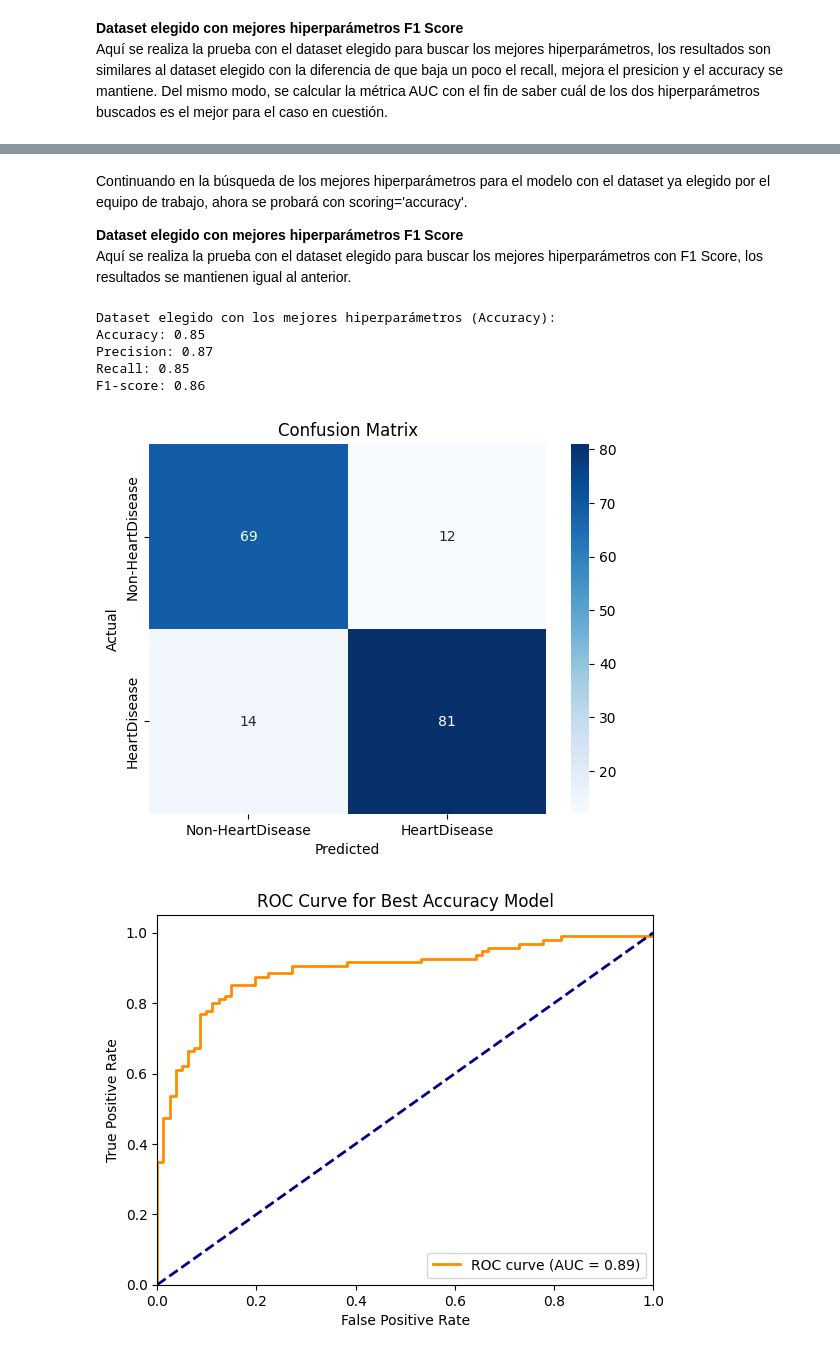
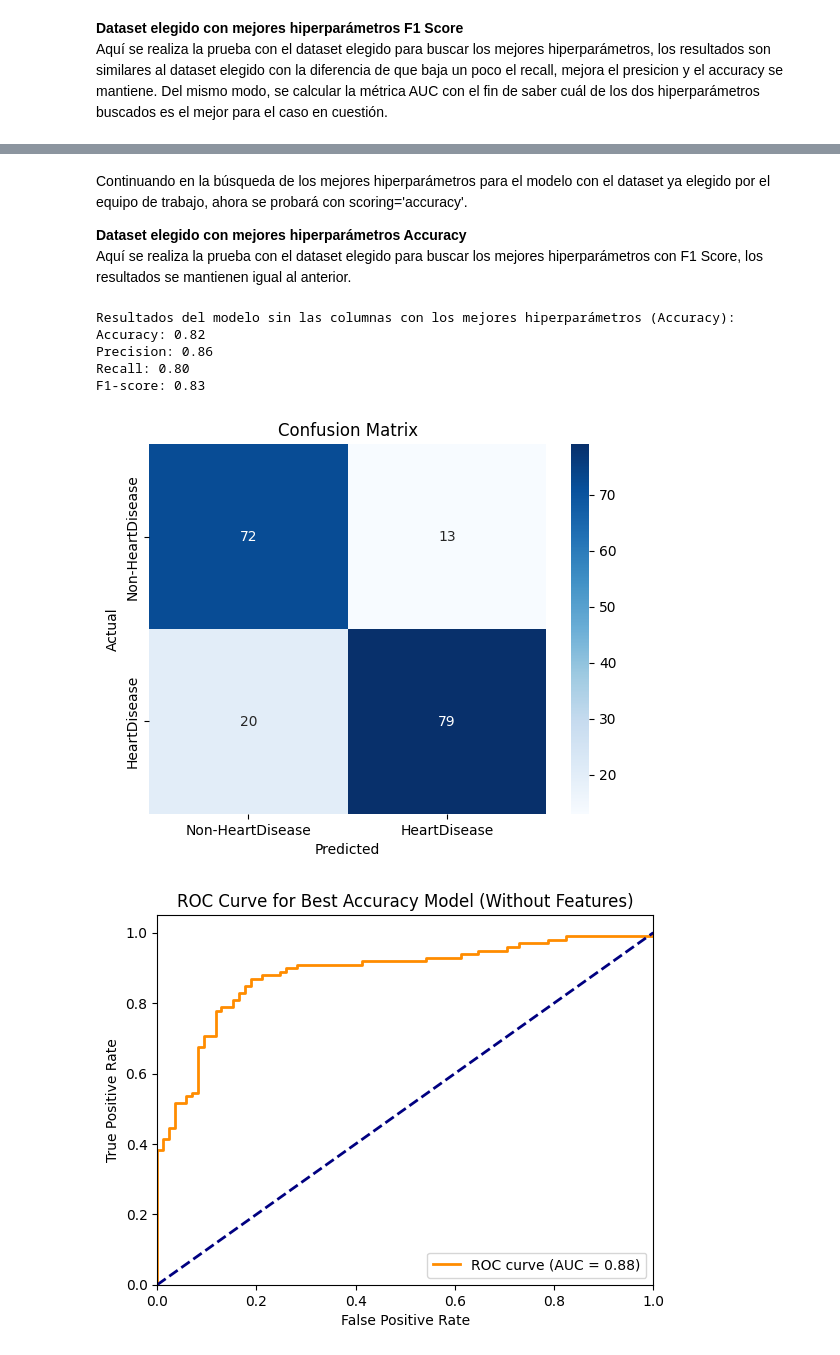
Before and after one commit to TheCsarbeat/proyecto1-IA, a Jupyter notebook: RegresionLogistica.ipynb, the cells around one changed output, grey strips where cells are left out. Saved outputs shown, nothing was run; the diff lists cells and outputs as text; code cells hidden in the pictures.

```diff
--- a/RegresionLogistica.ipynb
+++ b/RegresionLogistica.ipynb
@@ -1215,54 +1220,65 @@ F1-score: 0.86
 # %% [markdown]
 Continuando en la búsqueda de los mejores hiperparámetros para el modelo con el dataset ya elegido por el equipo de trabajo, ahora se probará con scoring='accuracy'.
 
-**Dataset elegido con mejores hiperparámetros F1 Score** <br>
+**Dataset elegido con mejores hiperparámetros Accuracy** <br>
 Aquí se realiza la prueba con el dataset elegido para buscar los mejores hiperparámetros con F1 Score, los resultados se mantienen igual al anterior.
 # %%
-grid_search_acc_heart_std_no_features_no_outliers = GridSearchCV(
+import warnings
+warnings.filterwarnings("ignore")
+
+# Búsqueda de hiperparámetros para el modelo sin las columnas (Accuracy)
+param_grid_no_features = {
+    'C': [0.001, 0.01, 0.1, 1, 10, 100],
+    'penalty': ['l2'],
+    'solver': ['newton-cg', 'lbfgs', 'liblinear', 'saga'],
+    'class_weight': [None, 'balanced'],
+    'fit_intercept': [True, False]
+}
+
+grid_search_acc_no_features = GridSearchCV(
     LogisticRegression(max_iter=1000),
-    param_grid_extended,
+    param_grid_no_features,
     cv=5,
     scoring='accuracy'
 )
-grid_search_acc_heart_std_no_features_no_outliers.fit(X_heart_train_no_features_no_outliers_std, y_heart_train_no_outliers)
+grid_search_acc_no_features.fit(X_heart_train_no_features, y_heart_train)
 
-best_params_acc_heart_std_no_features_no_outliers = grid_search_acc_heart_std_no_features_no_outliers.best_params_
-best_model_acc_heart_std_no_features_no_outliers = grid_search_acc_heart_std_no_features_no_outliers.best_estimator_
+best_params_acc_no_features = grid_search_acc_no_features.best_params_
+best_model_acc_no_features = grid_search_acc_no_features.best_estimator_
 
-y_heart_pred_best_acc_std_no_features_no_outliers = best_model_acc_heart_std_no_features_no_outliers.predict(X_heart_test_no_features_no_outliers_std)
-print("\nDataset elegido con los mejores hiperparámetros (Accuracy):")
-acc_score_acc = accuracy_score(y_heart_test_no_outliers, y_heart_pred_best_acc_std_no_features_no_outliers)
-prec_score_acc = precision_score(y_heart_test_no_outliers, y_heart_pred_best_acc_std_no_features_no_outliers)
-recall_score_acc = recall_score(y_heart_test_no_outliers, y_heart_pred_best_acc_std_no_features_no_outliers)
-f1_score_acc = f1_score(y_heart_test_no_outliers, y_heart_pred_best_acc_std_no_features_no_outliers)
+y_heart_pred_best_acc_no_features = best_model_acc_no_features.predict(X_heart_test_no_features)
+print("\nResultados del modelo sin las columnas con los mejores hiperparámetros (Accuracy):")
+acc_score_acc = accuracy_score(y_heart_test, y_heart_pred_best_acc_no_features)
+prec_score_acc = precision_score(y_heart_test, y_heart_pred_best_acc_no_features)
+recall_score_acc = recall_score(y_heart_test, y_heart_pred_best_acc_no_features)
+f1_score_acc = f1_score(y_heart_test, y_heart_pred_best_acc_no_features)
 print(f"Accuracy: {acc_score_acc:.2f}")
 print(f"Precision: {prec_score_acc:.2f}")
 print(f"Recall: {recall_score_acc:.2f}")
 print(f"F1-score: {f1_score_acc:.2f}")
 
-plot_confusion_matrix_Heart(y_heart_test_no_outliers, y_heart_pred_best_acc_std_no_features_no_outliers)
+plot_confusion_matrix_Heart(y_heart_test, y_heart_pred_best_acc_no_features)
 
-
-y_scores_acc = best_model_acc_heart_std_no_features_no_outliers.predict_proba(X_heart_test_no_features_no_outliers_std)[:, 1]
-fpr_acc, tpr_acc, thresholds_acc = roc_curve(y_heart_test_no_outliers, y_scores_acc)
+y_scores_acc = best_model_acc_no_features.predict_proba(X_heart_test_no_features)[:, 1]
+fpr_acc, tpr_acc, thresholds_acc = roc_curve(y_heart_test, y_scores_acc)
 roc_auc_acc = auc(fpr_acc, tpr_acc)
 
 plt.figure()
 plt.plot(fpr_acc, tpr_acc, color='darkorange', lw=2, label='ROC curve (AUC = %0.2f)' % roc_auc_acc)
 plt.plot([0, 1], [0, 1], color='navy', lw=2, linestyle='--')
 plt.xlim([0.0, 1.0])
 plt.ylim([0.0, 1.05])
 plt.xlabel('False Positive Rate')
 plt.ylabel('True Positive Rate')
-plt.title('ROC Curve for Best Accuracy Model')
+plt.title('ROC Curve for Best Accuracy Model (Without Features)')
 plt.legend(loc="lower right")
 plt.show()
 # %% [output]
-Dataset elegido con los mejores hiperparámetros (Accuracy):
-Accuracy: 0.85
-Precision: 0.87
-Recall: 0.85
-F1-score: 0.86
+Resultados del modelo sin las columnas con los mejores hiperparámetros (Accuracy):
+Accuracy: 0.82
+Precision: 0.86
+Recall: 0.80
+F1-score: 0.83
-[figure, old version]
+[figure, new version]
-[figure, old version]
+[figure, new version]
 # %% [markdown]
```
Also changed, not shown: parts of 5 cells of this notebook.
